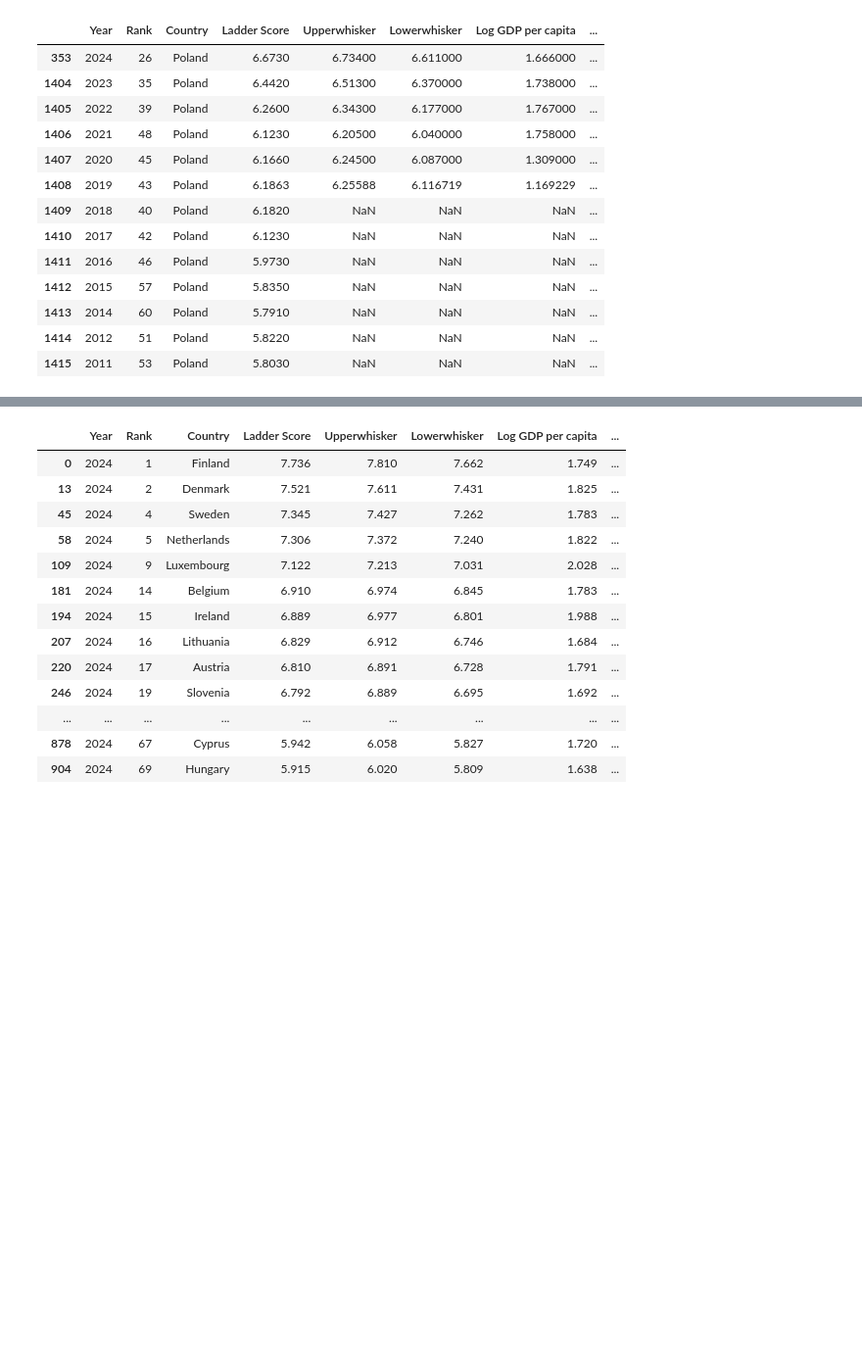
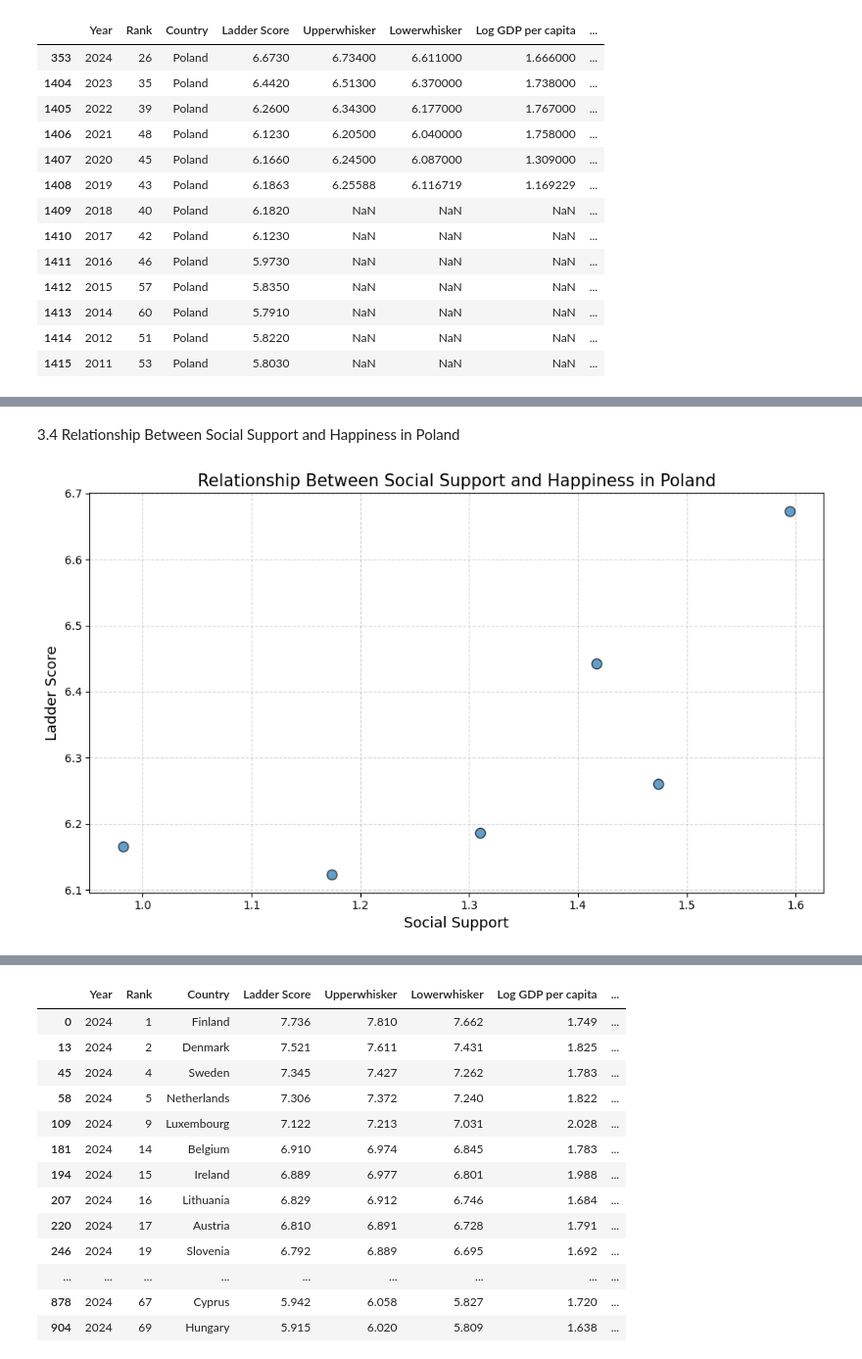
Before and after one commit to matcze/world_happiness, a Jupyter notebook: poland_happiness.ipynb, the cells around one changed output, grey strips where cells are left out. Shown: that part at 98% size. Drawn from its saved outputs; the diff is of its cells as text; code cells hidden in the pictures; blank space fills up the shorter version.

```diff
--- a/poland_happiness.ipynb
+++ b/poland_happiness.ipynb
@@ -62,0 +152,23 @@ plt.show()
+# %% [markdown]
+3.4 Relationship Between Social Support and Happiness in Poland
+# %%
+plt.figure(figsize=(10, 6))
+
+plt.scatter(
+    dataset_poland["Social support"],
+    dataset_poland["Ladder Score"],
+    color="#1f77b4",
+    alpha=0.7,
+    edgecolor="black",
+    s=80
+)
+
+plt.xlabel("Social Support", fontsize=13)
+plt.ylabel("Ladder Score", fontsize=13)
+plt.title("Relationship Between Social Support and Happiness in Poland", fontsize=15)
+
+plt.grid(True, linestyle="--", alpha=0.5)
+plt.tight_layout()
+plt.show()
+# %% [output]
+[figure, added]
```
Also changed, not shown: parts of 18 cells of this notebook.
